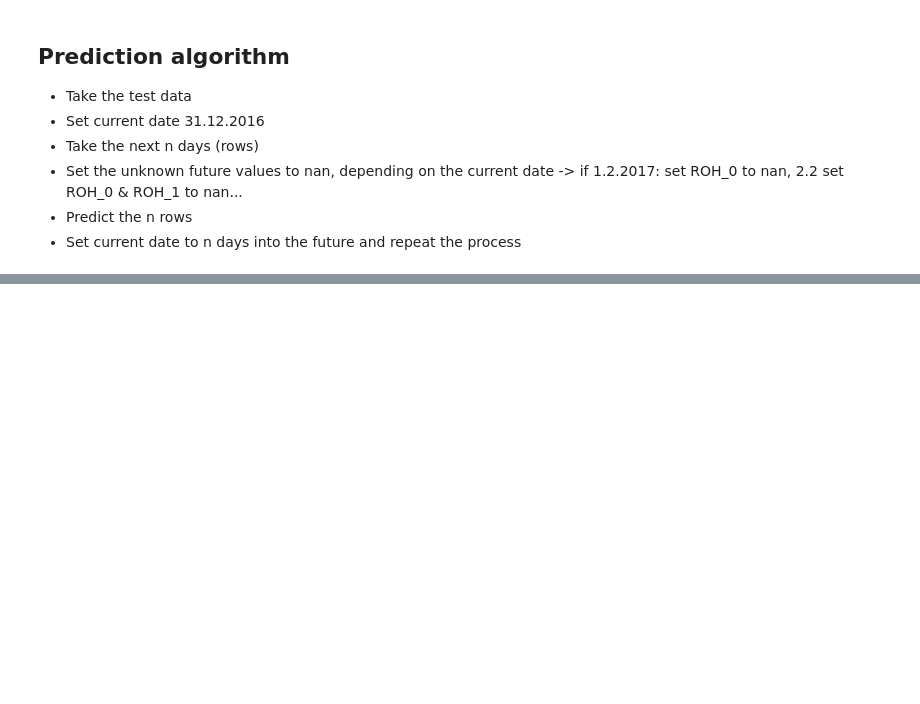
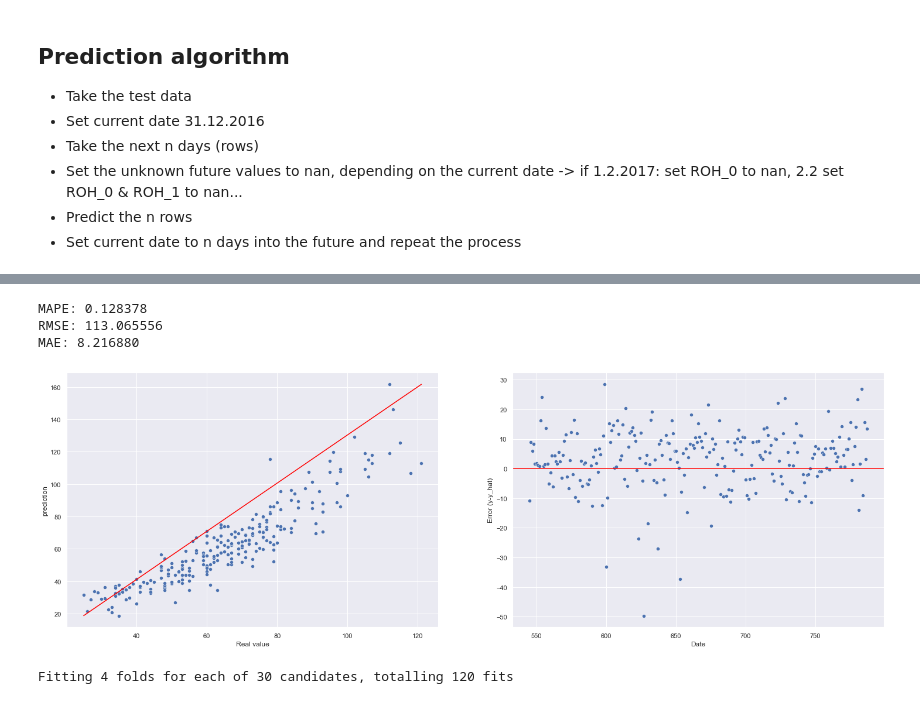
Before and after one commit to johmakinen/Various_projects, a Jupyter notebook: Notebooks/Hotel_bookings.ipynb, the cells around one changed output, grey strips where cells are left out. Saved outputs shown, nothing was run; the diff lists cells and outputs as text; code cells hidden in the pictures; blank space fills up the shorter version.

```diff
--- a/Notebooks/Hotel_bookings.ipynb
+++ b/Notebooks/Hotel_bookings.ipynb
@@ -326,0 +356,51 @@ plot_diagnostics(res)
+# %%
+# X_mlp = df_sampled.iloc[:,np.r_[7,10:181:10 ]]
+X_mlp = df_sampled.iloc[:,7:181]
+y_mlp = y.copy()
+X_train_mlp, X_test_mlp, y_train_mlp, y_test_mlp = train_test_split(X_mlp, y_mlp, test_size=0.2, random_state=42)
+
+# scaler = StandardScaler()
+# X_train_mlp = scaler.fit_transform(X_train_mlp)
+# X_test_mlp = scaler.transform(X_test_mlp)
+
+pipe = Pipeline([('scaler', StandardScaler()), ('PCA',PCA(n_components=15))])
+X_train_mlp = pipe.fit_transform(X_train_mlp)
+X_test_mlp = pipe.transform(X_test_mlp)
+
+# pipe = Pipeline([('scaler', StandardScaler()), ('PCA',PCA(n_components=5))])
+# X_train_mlp = pipe.fit_transform(X_train_mlp)
+# X_test_mlp = pipe.transform(X_test_mlp)
+# %%
+from sklearn.neural_network import MLPRegressor
+regr = MLPRegressor(random_state=1, max_iter=500).fit(X_train_mlp, y_train_mlp)
+# %%
+res_mlp = df_test_ts[["date",'ROH_0']]
+# x_mlp_test_ts = df_test_ts.iloc[:,np.r_[8,11:182:10 ]]
+x_mlp_test_ts = df_test_ts.iloc[:,8:182]
+y_mlp_test_ts = df_test_ts['ROH_0']
+x_mlp_test_ts = pipe.transform(x_mlp_test_ts)
+res_mlp['prediction'] = regr.predict(x_mlp_test_ts)
+plot_diagnostics(res_mlp)
+# %% [output]
+MAPE: 0.128378
+RMSE: 113.065556
+MAE: 8.216880
+[figure, added]
+# %%
+from sklearn.model_selection import GridSearchCV
+param_grid = {
+            'hidden_layer_sizes' : [2,4,6,8,10],
+            'activation': ['relu','tanh'],
+            'solver' : ['lbfgs'],
+            'alpha':[0.0001,0.1,0.5]
+
+        }
+mlp_model = MLPRegressor()
+clf = GridSearchCV(mlp_model, param_grid, n_jobs=5,
+                   cv=4,
+                   scoring='neg_root_mean_squared_error',
+                   verbose=2, refit=True)
+
+clf.fit(X_train_mlp, y_train_mlp);
+# %% [output]
+Fitting 4 folds for each of 30 candidates, totalling 120 fits
```
Also changed, not shown: parts of 15 cells of this notebook.
